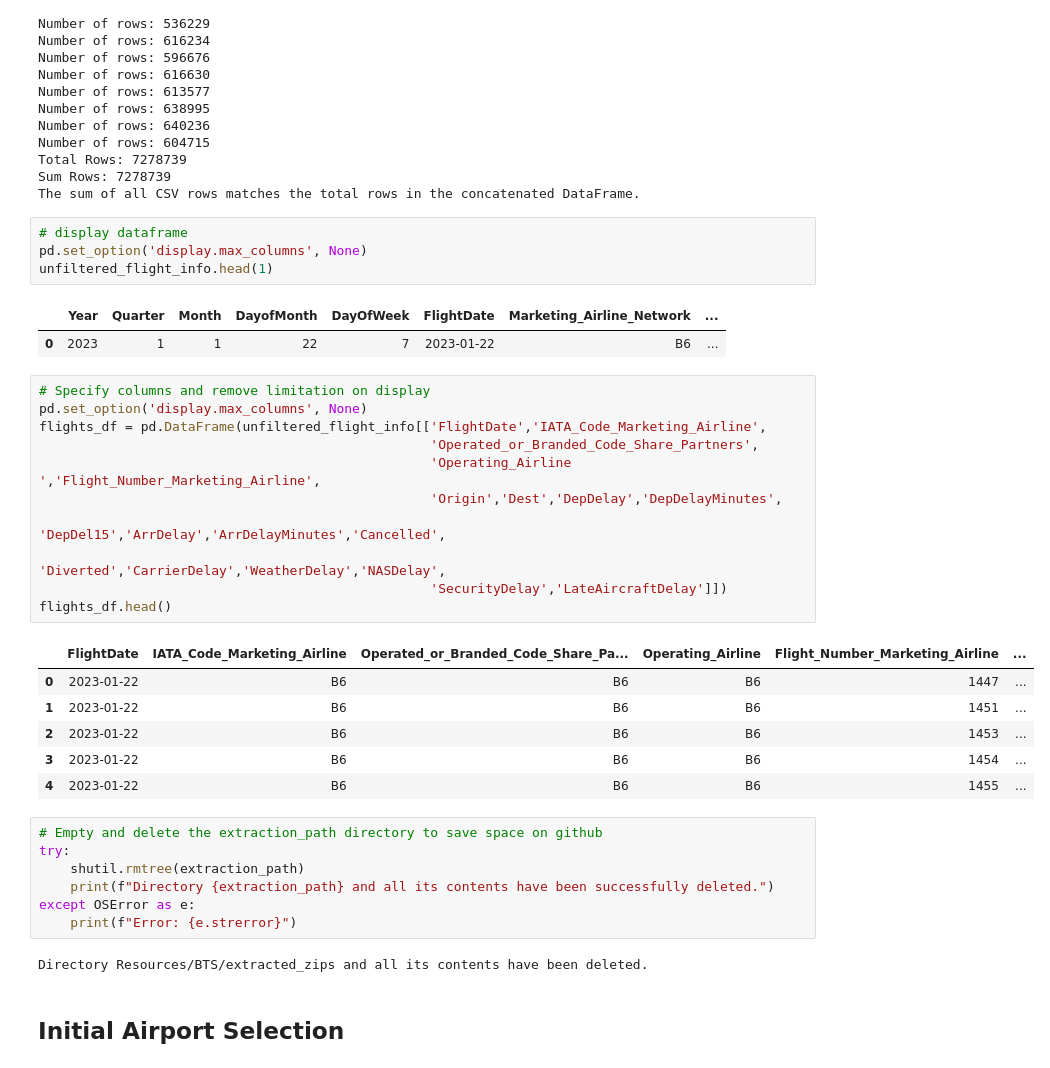
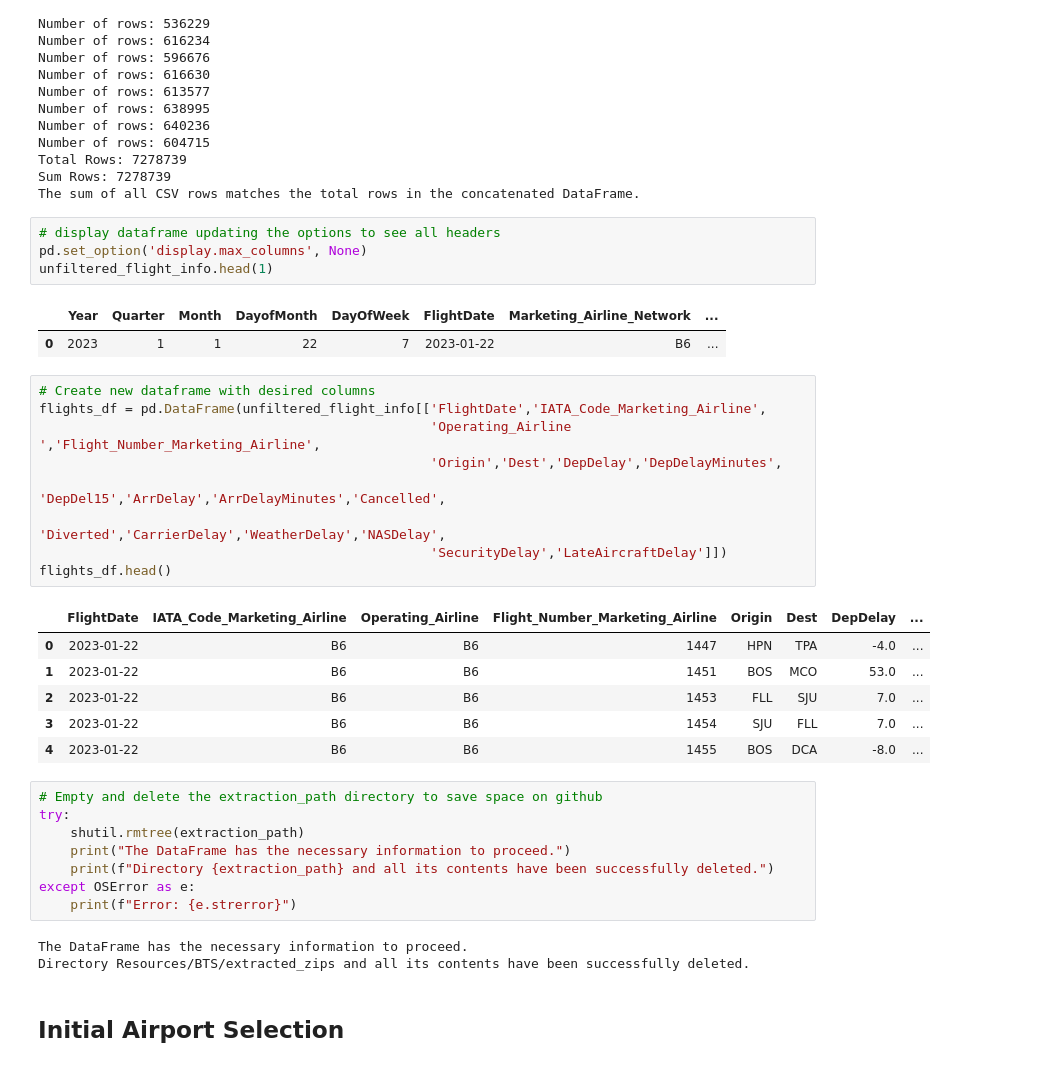
Before and after one commit to redpandata19/project3_team2, a Jupyter notebook: Cleanup2.ipynb, the cells around one changed output. Saved outputs shown, nothing was run; the diff lists cells and outputs as text.

```diff
--- a/Cleanup2.ipynb
+++ b/Cleanup2.ipynb
@@ -71,39 +77,39 @@ Total Rows: 7278739
 Sum Rows: 7278739
 The sum of all CSV rows matches the total rows in the concatenated DataFrame.
 # %%
-# display dataframe
+# display dataframe updating the options to see all headers
 pd.set_option('display.max_columns', None)
 unfiltered_flight_info.head(1)
 # %% [output]
 |  | Year | Quarter | Month | DayofMonth | DayOfWeek | FlightDate | Marketing_Airline_Network | ... |
 | 0 | 2023 | 1 | 1 | 22 | 7 | 2023-01-22 | B6 | ... |
 # %%
-# Specify columns and remove limitation on display
-pd.set_option('display.max_columns', None)
+# Create new dataframe with desired columns
 flights_df = pd.DataFrame(unfiltered_flight_info[['FlightDate','IATA_Code_Marketing_Airline',
-                                                  'Operated_or_Branded_Code_Share_Partners',
                                                   'Operating_Airline ','Flight_Number_Marketing_Airline',
                                                   'Origin','Dest','DepDelay','DepDelayMinutes',
                                                   'DepDel15','ArrDelay','ArrDelayMinutes','Cancelled',
                                                   'Diverted','CarrierDelay','WeatherDelay','NASDelay',
                                                   'SecurityDelay','LateAircraftDelay']])
 flights_df.head()
 # %% [output]
-|  | FlightDate | IATA_Code_Marketing_Airline | Operated_or_Branded_Code_Share_Pa... | Operating_Airline | Flight_Number_Marketing_Airline | ... |
-| 0 | 2023-01-22 | B6 | B6 | B6 | 1447 | ... |
-| 1 | 2023-01-22 | B6 | B6 | B6 | 1451 | ... |
-| 2 | 2023-01-22 | B6 | B6 | B6 | 1453 | ... |
-| 3 | 2023-01-22 | B6 | B6 | B6 | 1454 | ... |
-| 4 | 2023-01-22 | B6 | B6 | B6 | 1455 | ... |
+|  | FlightDate | IATA_Code_Marketing_Airline | Operating_Airline | Flight_Number_Marketing_Airline | Origin | Dest | DepDelay | ... |
+| 0 | 2023-01-22 | B6 | B6 | 1447 | HPN | TPA | -4.0 | ... |
+| 1 | 2023-01-22 | B6 | B6 | 1451 | BOS | MCO | 53.0 | ... |
+| 2 | 2023-01-22 | B6 | B6 | 1453 | FLL | SJU | 7.0 | ... |
+| 3 | 2023-01-22 | B6 | B6 | 1454 | SJU | FLL | 7.0 | ... |
+| 4 | 2023-01-22 | B6 | B6 | 1455 | BOS | DCA | -8.0 | ... |
 # %%
 # Empty and delete the extraction_path directory to save space on github
 try:
     shutil.rmtree(extraction_path)
+    print("The DataFrame has the necessary information to proceed.")
     print(f"Directory {extraction_path} and all its contents have been successfully deleted.")
 except OSError as e:
     print(f"Error: {e.strerror}")
 # %% [output]
-Directory Resources/BTS/extracted_zips and all its contents have been deleted.
+The DataFrame has the necessary information to proceed.
+Directory Resources/BTS/extracted_zips and all its contents have been successfully deleted.
 # %% [markdown]
 ## Initial Airport Selection
 # %%
```
Also changed, not shown: parts of 30 cells of this notebook.
